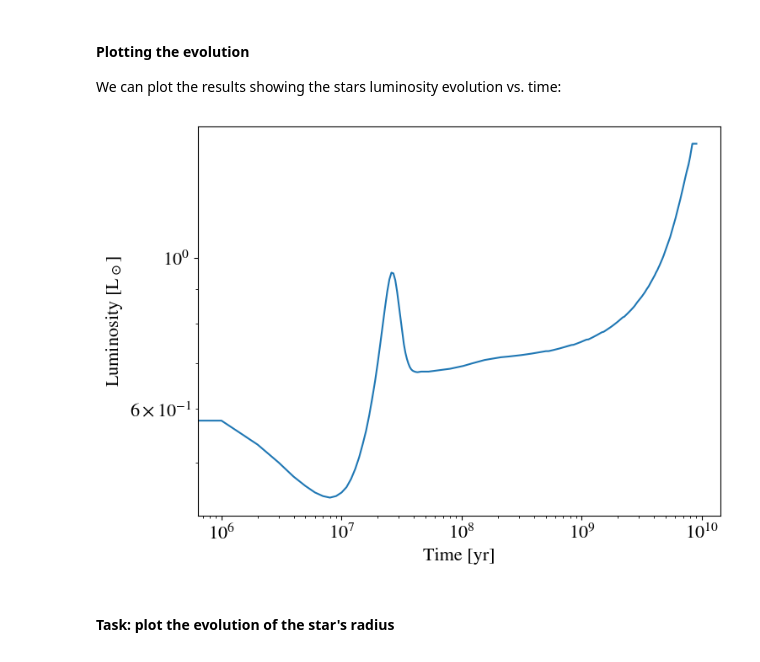
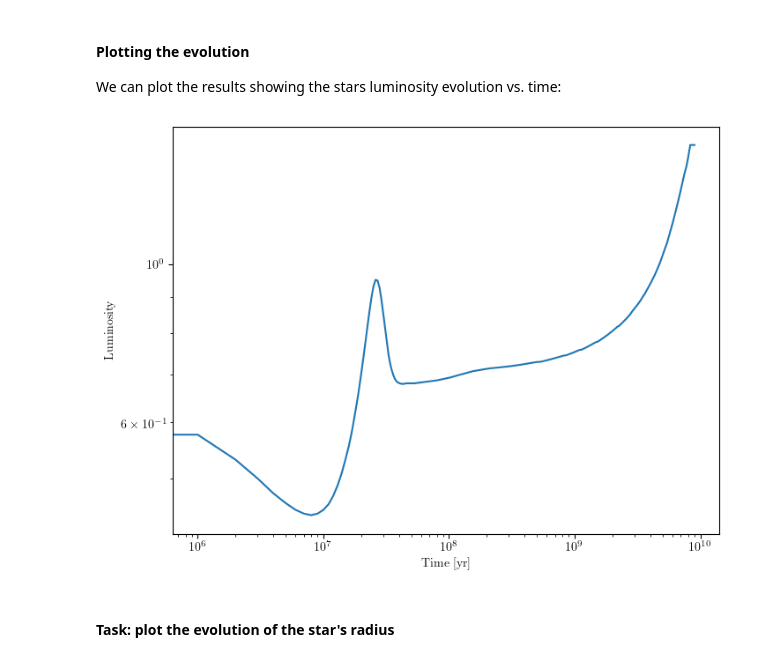
Before and after one commit to jbirky/yupra, a Jupyter notebook: tutorials/1_introduction_to_stellar.ipynb, the cells around one changed output. Cells and saved outputs as stored; diff of their text form; code cells hidden in the pictures.

Commit message:
fix path and latex issues

```diff
--- a/tutorials/1_introduction_to_stellar.ipynb
+++ b/tutorials/1_introduction_to_stellar.ipynb
@@ -3,12 +3,6 @@ import os
 import numpy as np
 from astropy import units as u
 import matplotlib.pyplot as plt
-from matplotlib import rcParams
-rcParams['font.family'] = 'stixgeneral'
-rcParams['text.usetex'] = False
-rcParams['xtick.labelsize'] = 16
-rcParams['ytick.labelsize'] = 16
-rcParams['axes.labelsize'] = 16
 
 import vplanet_inference as vpi
 # %% [markdown]
@@ -19,7 +13,7 @@ import vplanet_inference as vpi
 It also requires that we specify an `outpath` directory where infiles will be copied from `inpath` and written with the substituted parameters that we specify.
 # %%
 # Specify the directory to read infile templates from
-inpath = os.path.join(vpi.INFILE_DIR, "stellar/")
+inpath = "../infiles/stellar/"
 
 # Speficy the directory where infiles will be written to
 outpath = "output/"
@@ -127,13 +121,13 @@ We can plot the results showing the stars luminosity evolution vs. time:
 # %%
 plt.figure(figsize=[8,6])
 plt.plot(evol["Time"], evol["final.star.Luminosity"])
 plt.xlabel("Time [yr]")
-plt.ylabel("Luminosity [L$_\odot$]")
+plt.ylabel("Luminosity")
 plt.xscale("log")
 plt.yscale("log")
 plt.show()
 # %% [output]
-[figure, old version]
+[figure, new version]
 # %% [markdown]
 #### Task: plot the evolution of the star's radius
 # %%
```
Also changed, not shown: parts of 1 cell of this notebook.
